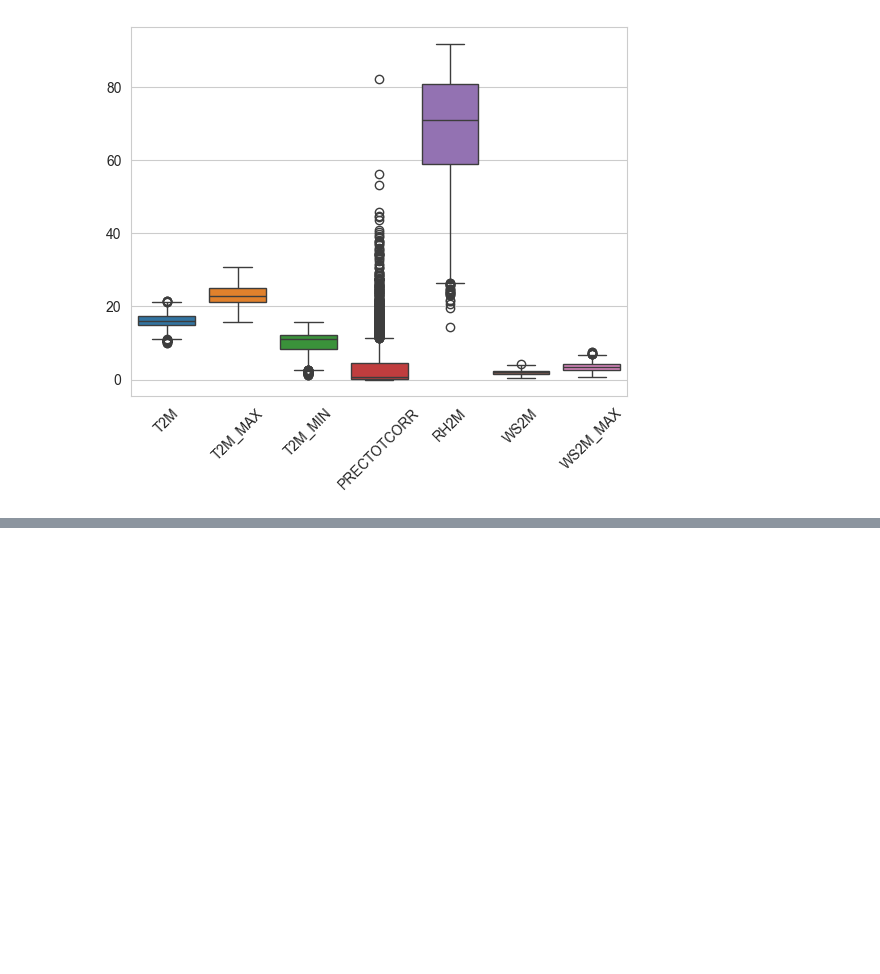
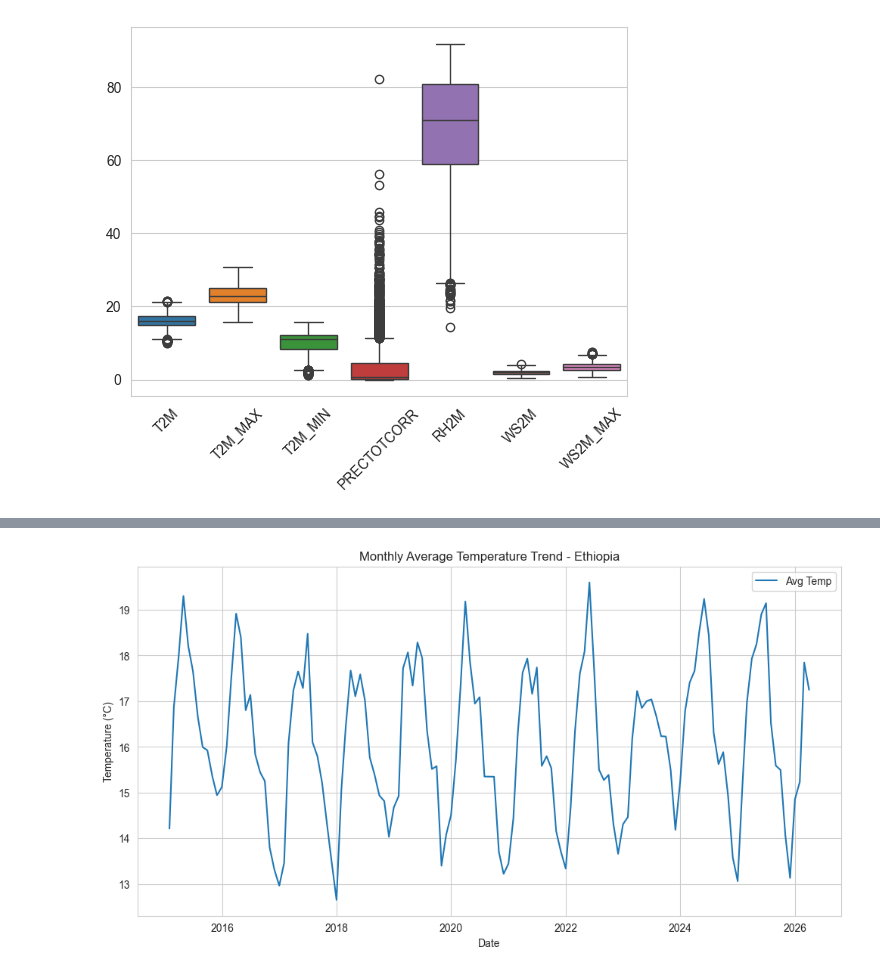
Before and after one commit to hiwiy/climate-challenge-week0, a Jupyter notebook: notebooks/ethiopia_eda.ipynb, the cells around one changed output, grey strips where cells are left out. Drawn from its saved outputs; the diff is of its cells as text; code cells hidden in the pictures; blank space fills up the shorter version.

Commit message:
feat: time series analysis and visualization as well as correlation analysis and interpretation for Ethiopia climate data

```diff
--- a/notebooks/ethiopia_eda.ipynb
+++ b/notebooks/ethiopia_eda.ipynb
@@ -344,0 +347,4 @@ plt.show()
+# %%
+# Ensure 'Date' is the index, then resample, then average only numbers
+monthly_df = df.resample('ME', on='Date').mean(numeric_only=True)
+monthly_df.head()
@@ -344,0 +359,10 @@ plt.show()
+# %%
+plt.figure(figsize=(12,6))
+plt.plot(monthly_df.index, monthly_df["T2M"], label="Avg Temp")
+plt.title("Monthly Average Temperature Trend - Ethiopia")
+plt.xlabel("Date")
+plt.ylabel("Temperature (°C)")
+plt.legend()
+plt.show()
+# %% [output]
+[figure, added]
```
Also changed, not shown: parts of 14 cells of this notebook.
